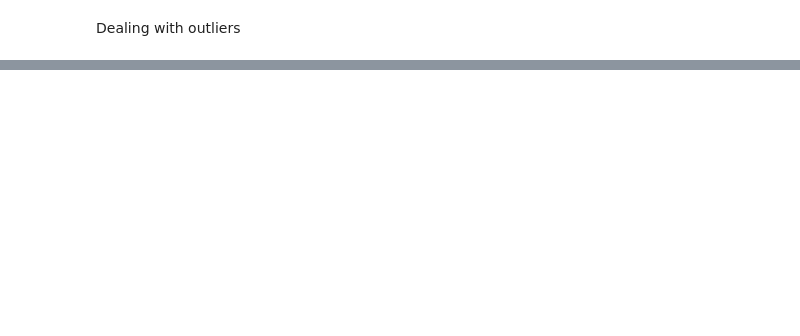
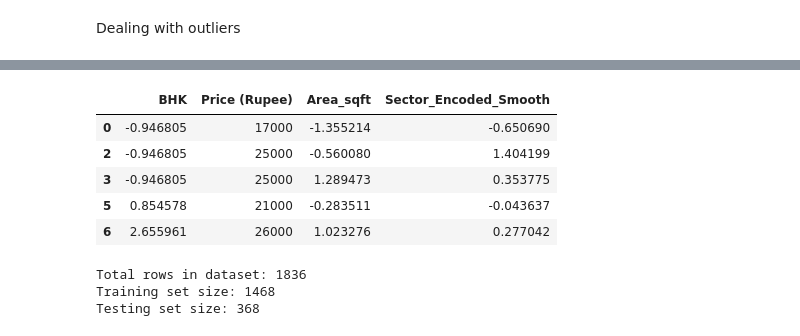
Before and after one commit to SinghNitin-0703/House_Rent_prediction_based_scraped_data, a Jupyter notebook: Gr.Noida House Price Prediction.ipynb, the cells around one changed output, grey strips where cells are left out. Drawn from its saved outputs; the diff is of its cells as text; code cells hidden in the pictures; blank space fills up the shorter version.

```diff
--- a/Gr.Noida House Price Prediction.ipynb
+++ b/Gr.Noida House Price Prediction.ipynb
@@ -451,0 +314,26 @@ X_train.head()
+# %%
+def remove_outliers_iqr(df, column):
+    # Calculate Q1 (25th percentile) and Q3 (75th percentile)
+    Q1 = df[column].quantile(0.25)
+    Q3 = df[column].quantile(0.75)
+
+    # Calculate the Interquartile Range
+    IQR = Q3 - Q1
+
+    # Define the bounds
+    lower_bound = Q1 - 1.5 * IQR
+    upper_bound = Q3 + 1.5 * IQR
+
+    # Filter the DataFrame
+    df_filtered = df[(df[column] >= lower_bound) & (df[column] <= upper_bound)]
+
+    # Print the results for tracking
+    print(f"Column: {column}")
+    print(f"  Lower Bound: {lower_bound:.2f}, Upper Bound: {upper_bound:.2f}")
+    print(f"  Removed {len(df) - len(df_filtered)} outliers.\n")
+
+    return df_filtered
+
+# Apply to your data
+df = remove_outliers_iqr(df, 'Price (Rupee)')
+df = remove_outliers_iqr(df, 'Area_sqft')
@@ -451,0 +397,29 @@ X_train.head()
+# %%
+df_scaled.head()
+# %% [output]
+|  | BHK | Price (Rupee) | Area_sqft | Sector_Encoded_Smooth |
+| 0 | -0.946805 | 17000 | -1.355214 | -0.650690 |
+| 2 | -0.946805 | 25000 | -0.560080 | 1.404199 |
+| 3 | -0.946805 | 25000 | 1.289473 | 0.353775 |
+| 5 | 0.854578 | 21000 | -0.283511 | -0.043637 |
+| 6 | 2.655961 | 26000 | 1.023276 | 0.277042 |
+# %%
+from sklearn.model_selection import train_test_split
+
+
+
+X = df_scaled[['BHK', 'Area_sqft', 'Sector_Encoded_Smooth']]
+y = df_scaled['Price (Rupee)']
+
+# test_size=0.2 means 20% of data is kept for testing, 80% for training
+
+X_train, X_test, y_train, y_test = train_test_split(X, y, test_size=0.2, random_state=42)
+
+# 3. Check the split results
+print(f"Total rows in dataset: {len(X)}")
+print(f"Training set size: {len(X_train)}")
+print(f"Testing set size: {len(X_test)}")
+# %% [output]
+Total rows in dataset: 1836
+Training set size: 1468
+Testing set size: 368
```
Also changed, not shown: parts of 25 cells of this notebook.
